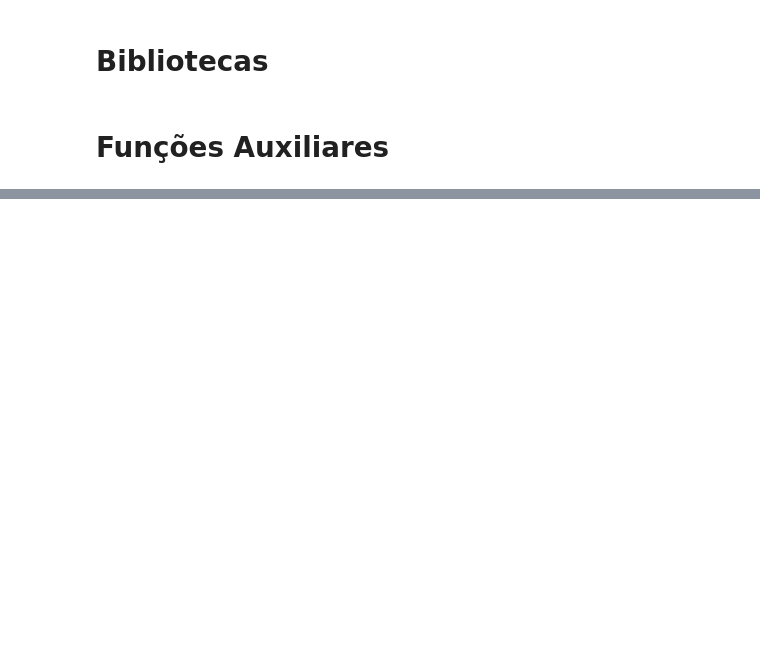
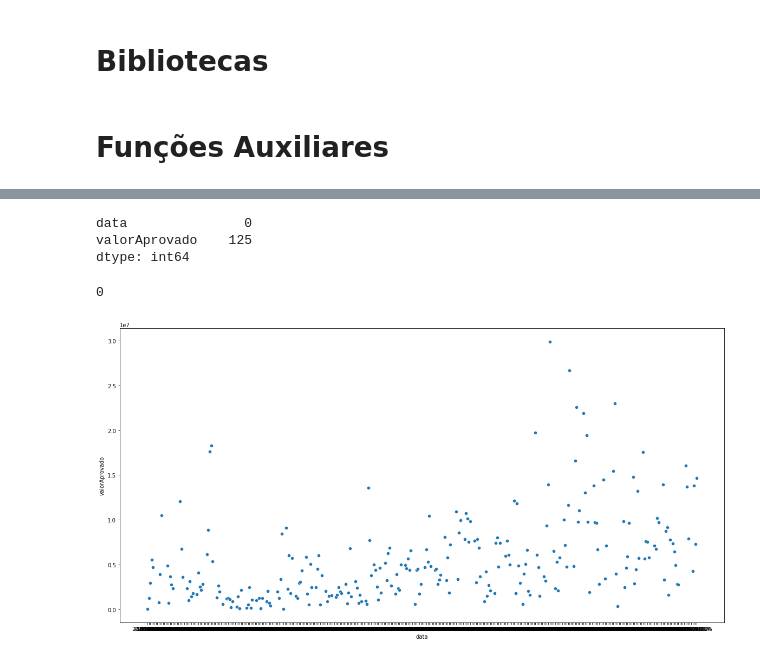
Before and after one commit to hgf777-br/trabalho-final-bootcamp, a Jupyter notebook: Ex4-hgf.ipynb, the cells around one changed output, grey strips where cells are left out. Drawn from its saved outputs; the diff is of its cells as text; code cells hidden in the pictures; blank space fills up the shorter version.

```diff
--- a/Ex4-hgf.ipynb
+++ b/Ex4-hgf.ipynb
@@ -31,0 +63,5 @@ def create_dataset(dataset, look_back=1):
+# %%
+df_temporal.data[0][:-9]
+df_temporal.data = [x[:-9] for x in df_temporal.data]
+df_temporal.valorAprovado = df_temporal.valorAprovado.astype('int64')
+df_temporal
@@ -31,0 +82,4 @@ def create_dataset(dataset, look_back=1):
+# %%
+df_temporal_agrupado = df_temporal.groupby('data', as_index=False).sum()
+df_temporal_agrupado.sort_values('data', inplace=True)
+df_temporal_agrupado
@@ -31,0 +100,5 @@ def create_dataset(dataset, look_back=1):
+# %%
+df_base_dias = pd.date_range(start='2020-02-03', end='2021-02-25')
+df_base_dias = df_base_dias.format(formatter=lambda x: x.strftime('%Y-%m-%d'))
+df_base_dias = pd.DataFrame(df_base_dias, columns=['data'])
+df_base_dias
@@ -31,0 +119,3 @@ def create_dataset(dataset, look_back=1):
+# %%
+df_temporal = pd.merge(df_base_dias, df_temporal_agrupado, how='left')
+df_temporal
@@ -31,0 +136,16 @@ def create_dataset(dataset, look_back=1):
+# %%
+df_temporal.isnull().sum()
+# %% [output]
+data               0
+valorAprovado    125
+dtype: int64
+# %%
+df_temporal.valorAprovado[df.valorAprovado == 0].count()
+# %% [output]
+0
+# %%
+ig = plt.figure(figsize=(20,10))
+sns.scatterplot(x=df_temporal.data, y=df_temporal.valorAprovado)
+plt.show()
+# %% [output]
+[figure, added]
```
Also changed, not shown: parts of 28 cells of this notebook, 3 other files.
